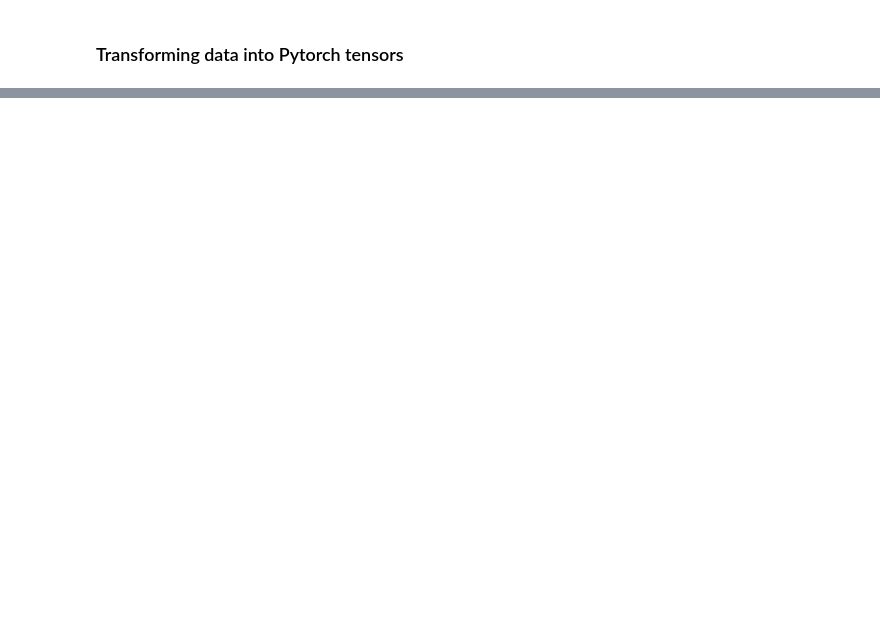
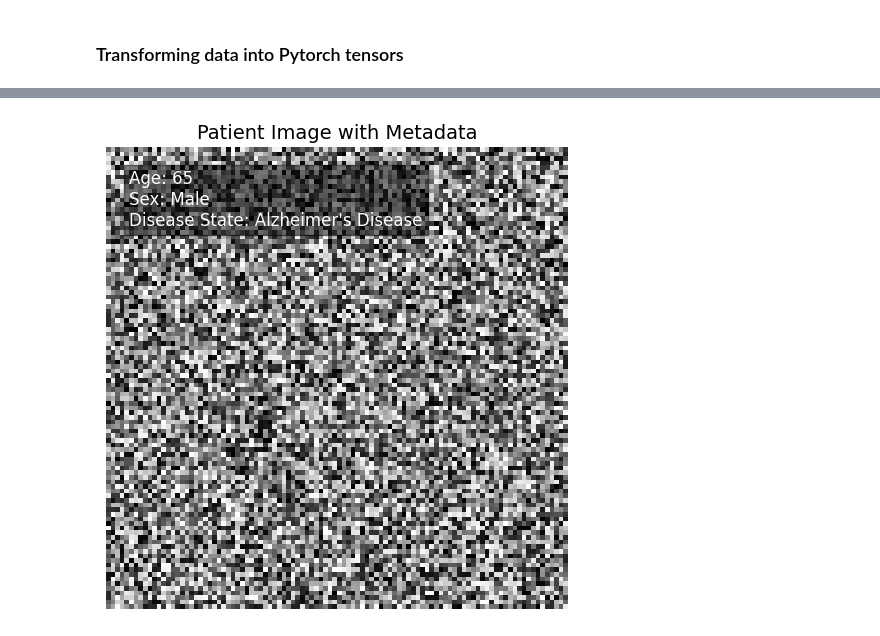
Before and after one commit to Arman-Beykmohammadi/Disentangled-Variational-Autoencoder-for-Identifying-Dementia-Features-in-Brain-MRIs, a Jupyter notebook: notebooks/data-loading-example.ipynb, the cells around one changed output, grey strips where cells are left out. Saved outputs shown, nothing was run; the diff lists cells and outputs as text; code cells hidden in the pictures; blank space fills up the shorter version.

```diff
--- a/notebooks/data-loading-example.ipynb
+++ b/notebooks/data-loading-example.ipynb
@@ -123,0 +365,31 @@ scan_tensor = torch.FloatTensor(scan)
+# %%
+import numpy as np
+import matplotlib.pyplot as plt
+
+# Example Image (NumPy array)
+image = np.random.rand(100, 100)  # Replace this with your image array
+
+# Metadata
+metadata = {
+    "Age": 65,
+    "Sex": "Male",
+    "Disease State": "Alzheimer's Disease"
+}
+
+# Plotting the Image
+plt.figure(figsize=(6, 6))
+plt.imshow(image, cmap='gray')  # Display the image (use cmap if grayscale)
+
+# Add Metadata as Text
+text = f"Age: {metadata['Age']}\nSex: {metadata['Sex']}\nDisease State: {metadata['Disease State']}"
+plt.text(0.05, 0.95, text, fontsize=12, color='white', ha='left', va='top', transform=plt.gca().transAxes,
+         bbox=dict(facecolor='black', alpha=0.5))
+
+# Additional Plot Configurations
+plt.axis('off')  # Turn off axis ticks and labels
+plt.title("Patient Image with Metadata", fontsize=14)
+
+# Show the Plot
+plt.show()
+# %% [output]
+[figure, added]
```
Also changed, not shown: parts of 27 cells of this notebook, 6 other files.
